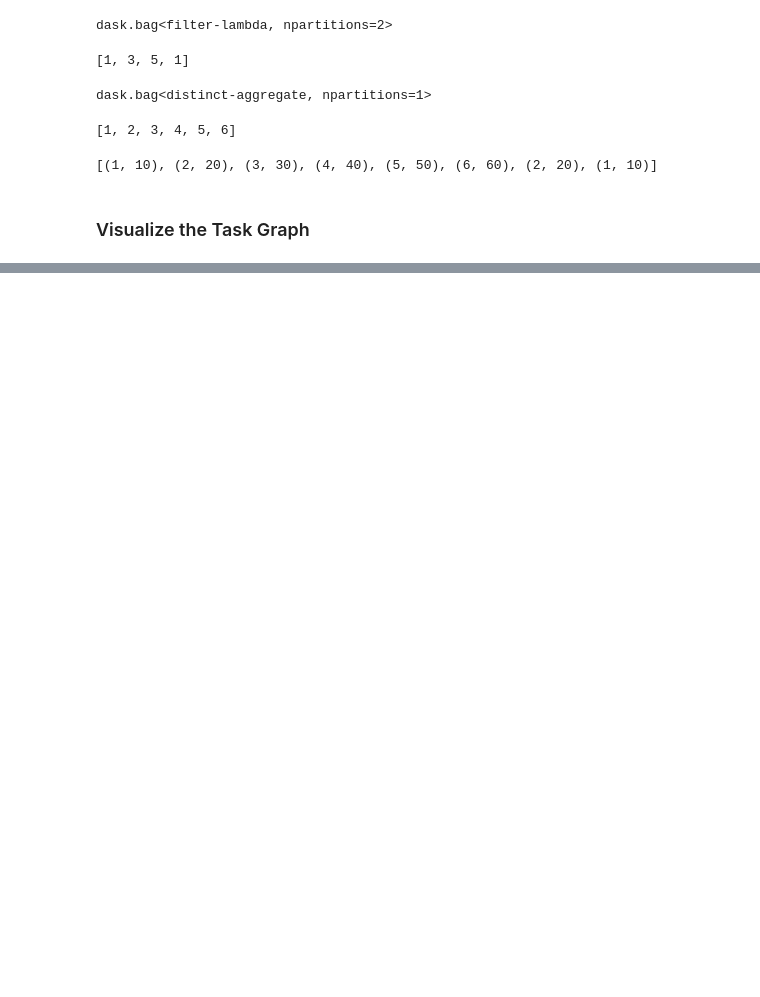
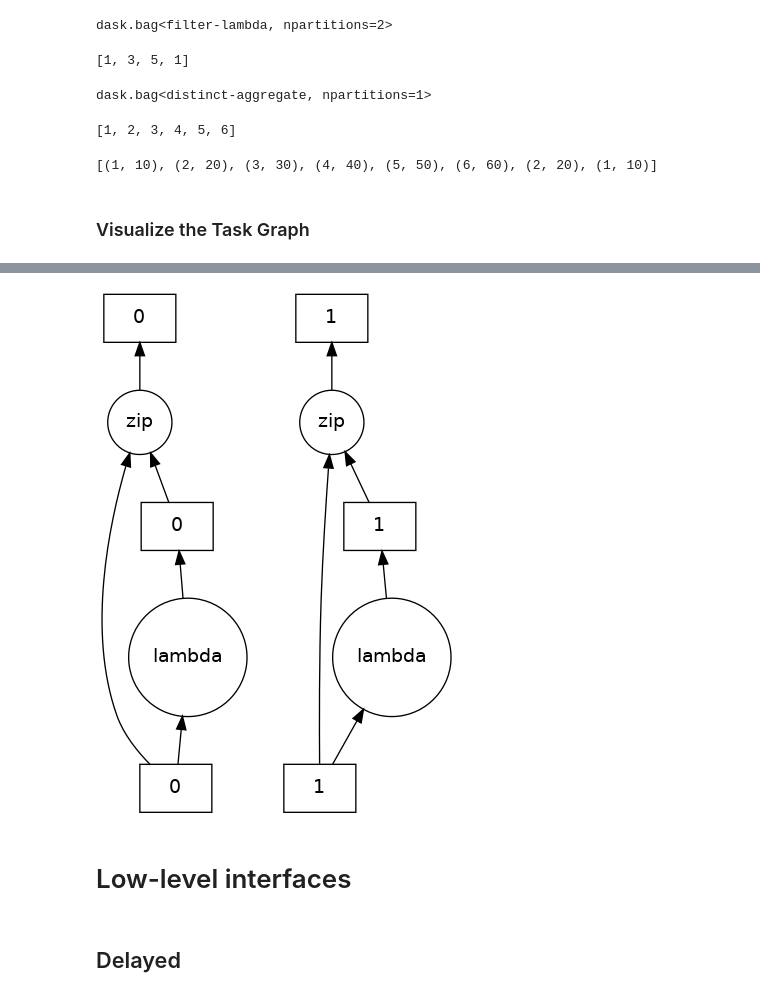
Before and after one commit to gpsaggese/umd_data605, a Jupyter notebook: projects/tutorial_dask/Dask_tutorial.ipynb, the cells around one changed output, grey strips where cells are left out. Drawn from its saved outputs; the diff is of its cells as text; code cells hidden in the pictures; blank space fills up the shorter version.

```diff
--- a/projects/tutorial_dask/Dask_tutorial.ipynb
+++ b/projects/tutorial_dask/Dask_tutorial.ipynb
@@ -336,0 +351,8 @@ c.compute()
+# %%
+c.visualize()
+# %% [output]
+[figure, added]
+# %% [markdown]
+# Low-level interfaces
+# %% [markdown]
+## Delayed
```
Also changed, not shown: parts of 9 cells of this notebook, 1 other file.
